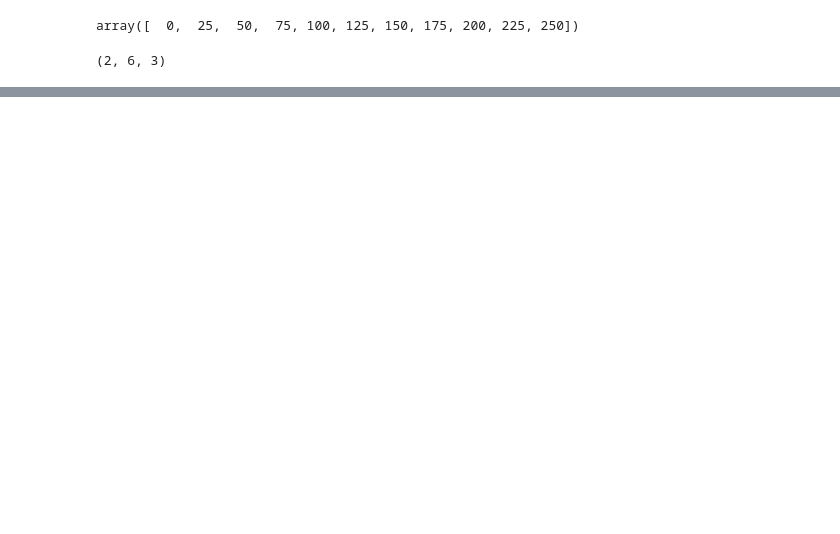
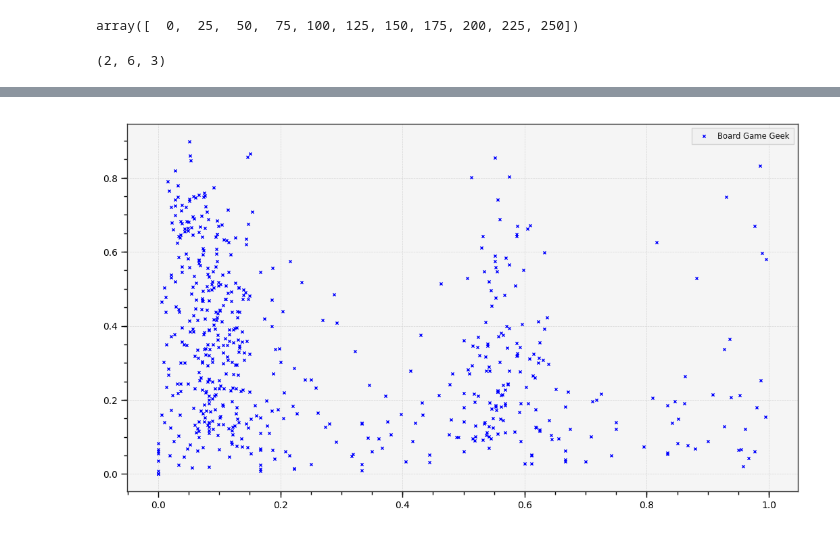
Before and after one commit to markbasham/BoardGameColour, a Jupyter notebook: BoardgameGeekColourMapper.ipynb, the cells around one changed output, grey strips where cells are left out. Saved outputs shown, nothing was run; the diff lists cells and outputs as text; code cells hidden in the pictures; blank space fills up the shorter version.

```diff
--- a/BoardgameGeekColourMapper.ipynb
+++ b/BoardgameGeekColourMapper.ipynb
@@ -168,0 +195,8 @@ plt.show()
+# %%
+fig = plt.figure()
+ax1 = fig.add_subplot(111)
+ax1.scatter(BGG_palette[:,:,0], BGG_palette[:,:,1], c='b', marker="x", label='Board Game Geek')
+plt.legend(loc='upper right');
+plt.show()
+# %% [output]
+[figure, added]
```
Also changed, not shown: parts of 15 cells of this notebook.
